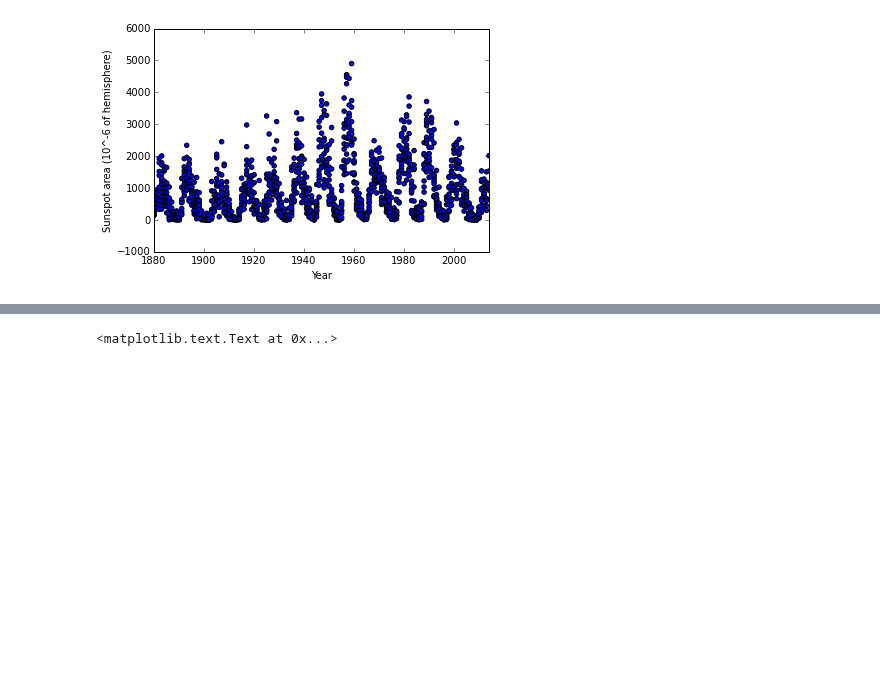
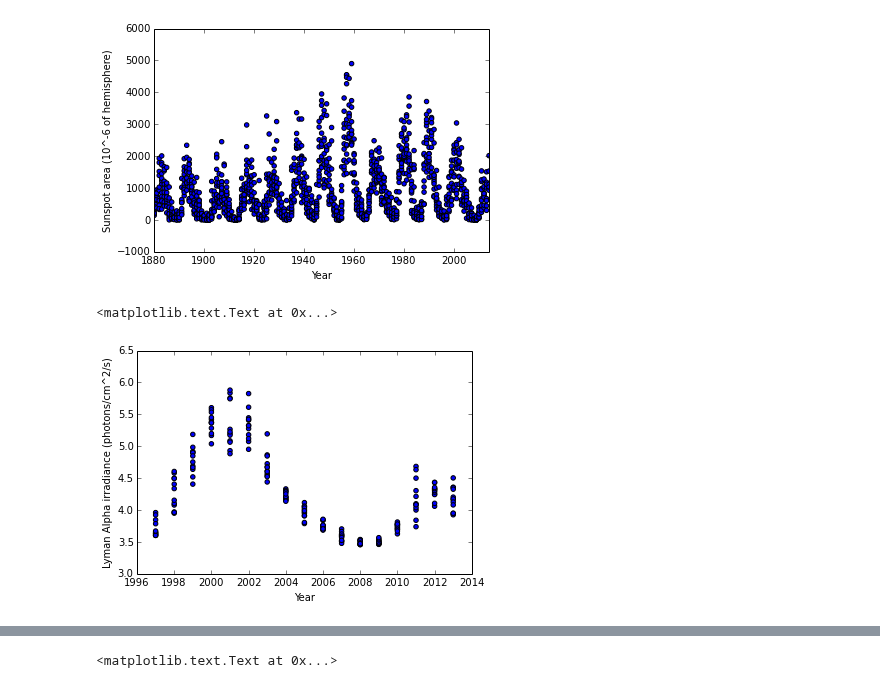
Before and after one commit to dinob0t/ga_project_final, a Jupyter notebook: cmes.ipynb, the cells around one changed output, grey strips where cells are left out. Cells and saved outputs as stored; diff of their text form; code cells hidden in the pictures; blank space fills up the shorter version.

Commit message:
added LymanAlpha

```diff
--- a/cmes.ipynb
+++ b/cmes.ipynb
@@ -100,3 +101,29 @@ plt.xlim((1880,2014))
 # %% [output]
 (1880, 2014)
 [figure]
+# %%
+#####################################################################################
+# Import Lyman Alpha data
+df_lyman = pd.read_csv("lymanalpha.txt")
+df_lyman['year'] = df_lyman['time'].apply(lambda x: int(str(x)[:4]))
+df_lyman['DOY'] = df_lyman['time'].apply(lambda x: int(str(x)[4:7]))
+df_lyman.drop('time',inplace=True, axis=1)
+df_lyman.drop('type',inplace=True, axis=1)
+months = []
+days = []
+for year, doy in zip(df_lyman.year.values, df_lyman.DOY.values):
+    cur_datetime = datetime.datetime(year, 1, 1) + datetime.timedelta(doy - 1)
+    months.append(cur_datetime.month)
+    days.append(cur_datetime.day)
+df_lyman['month'] = months
+df_lyman['day'] = days
+df_lyman = df_lyman.sort(columns=['year','month','day'])
+df_lyman.drop('DOY',inplace=True, axis=1)
+# Solar cycle as Lyman Alpha irradiance photons/cm^2/s
+group_ym = df_lyman.groupby(['year','month'])
+plt.scatter(group_ym['year'].median(),group_ym['LymanAlpha'].mean().values)
+plt.xlabel('Year')
+plt.ylabel('Lyman Alpha irradiance (photons/cm^2/s)')
+# %% [output]
+<matplotlib.text.Text at 0x...>
+[figure, added]
```
Also changed, not shown: parts of 16 cells of this notebook, 24 other files.
